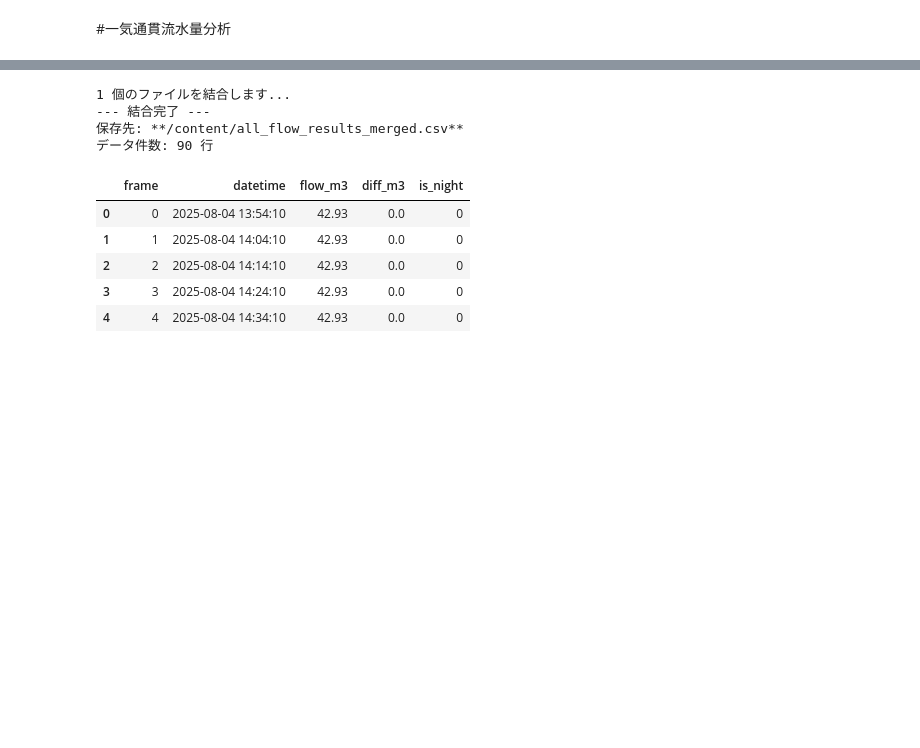
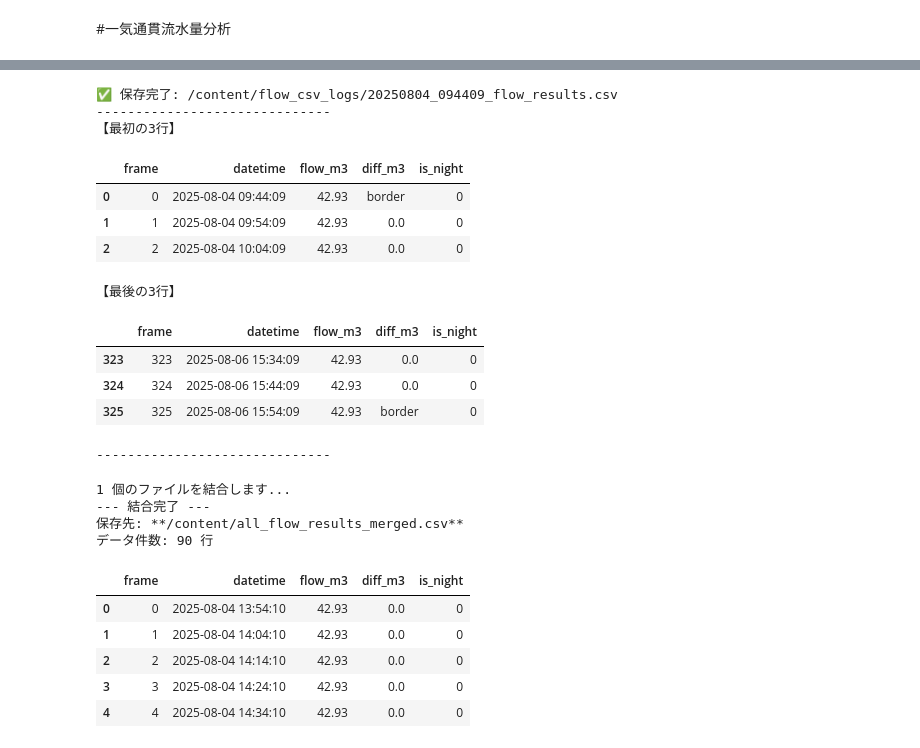
Before and after one commit to 1900690/Water-meter-reading, a Jupyter notebook: water_meter_reading.ipynb, the cells around one changed output, grey strips where cells are left out. Drawn from its saved outputs; the diff is of its cells as text; code cells hidden in the pictures; blank space fills up the shorter version.

```diff
--- a/water_meter_reading.ipynb
+++ b/water_meter_reading.ipynb
@@ -344,3 +382,67 @@ Frame 0080 [2025-08-05 03:14:10] -> 00042.93 m³
+# %%
+# @title CSV編集・再計算フォーム (上書き保存) { run: "auto" }
+import pandas as pd
+import os
+
+# --- 設定項目 ---
+file_path = '/content/flow_csv_logs/20250804_094409_flow_results.csv' # @param {type:"string"}
+start_frame = 0 # @param {type:"integer"}
+end_frame = 325 # @param {type:"integer"}
+new_flow_value = 42.93 # @param {type:"number"}
+
+def update_and_recalculate_v3():
+    if not os.path.exists(file_path):
+        print(f"エラー: {file_path} が見つかりません。")
+        return
+
+    # 1. データの読み込み
+    df = pd.read_csv(file_path)
+
+    # 2. flow_m3 の書き換え (指定範囲)
+    mask = (df['frame'] >= start_frame) & (df['frame'] <= end_frame)
+    if not df[mask].empty:
+        df.loc[mask, 'flow_m3'] = new_flow_value
+
+    # 3. diff_m3 の計算 (n行目の値 = n+1行目のflow - n行目のflow)
+    df['diff_m3'] = df['flow_m3'].shift(-1) - df['flow_m3']
+
+    # 4. 文字列を許可するために型を変更
+    df['diff_m3'] = df['diff_m3'].astype(object)
+
+    # 5. 最初の行と最後の行の diff_m3 を "border" に書き換え
+    if len(df) > 0:
+        df.at[0, 'diff_m3'] = "border"
+        df.at[df.index[-1], 'diff_m3'] = "border"
+
+    # 6. 上書き保存
+    df.to_csv(file_path, index=False)
+
+    print(f"✅ 保存完了: {file_path}")
+    print("-" * 30)
+
+    # 7. プレビュー表示 (最初と最後の3行)
+    print("【最初の3行】")
+    display(df.head(3))
+
+    print("\n【最後の3行】")
+    display(df.tail(3))
+    print("-" * 30)
+
+update_and_recalculate_v3()
+# %% [output]
+✅ 保存完了: /content/flow_csv_logs/20250804_094409_flow_results.csv
+------------------------------
+【最初の3行】
+|  | frame | datetime | flow_m3 | diff_m3 | is_night |
+| 0 | 0 | 2025-08-04 09:44:09 | 42.93 | border | 0 |
+| 1 | 1 | 2025-08-04 09:54:09 | 42.93 | 0.0 | 0 |
+| 2 | 2 | 2025-08-04 10:04:09 | 42.93 | 0.0 | 0 |
+【最後の3行】
+|  | frame | datetime | flow_m3 | diff_m3 | is_night |
+| 323 | 323 | 2025-08-06 15:34:09 | 42.93 | 0.0 | 0 |
+| 324 | 324 | 2025-08-06 15:44:09 | 42.93 | 0.0 | 0 |
+| 325 | 325 | 2025-08-06 15:54:09 | 42.93 | border | 0 |
+------------------------------
 # %%
 #@title CSVファイル結合プログラム { display-mode: "form" }
 INPUT_FOLDER = "/content/flow_csv_logs" #@param {type:"string"}
```
Also changed, not shown: parts of 5 cells of this notebook.
